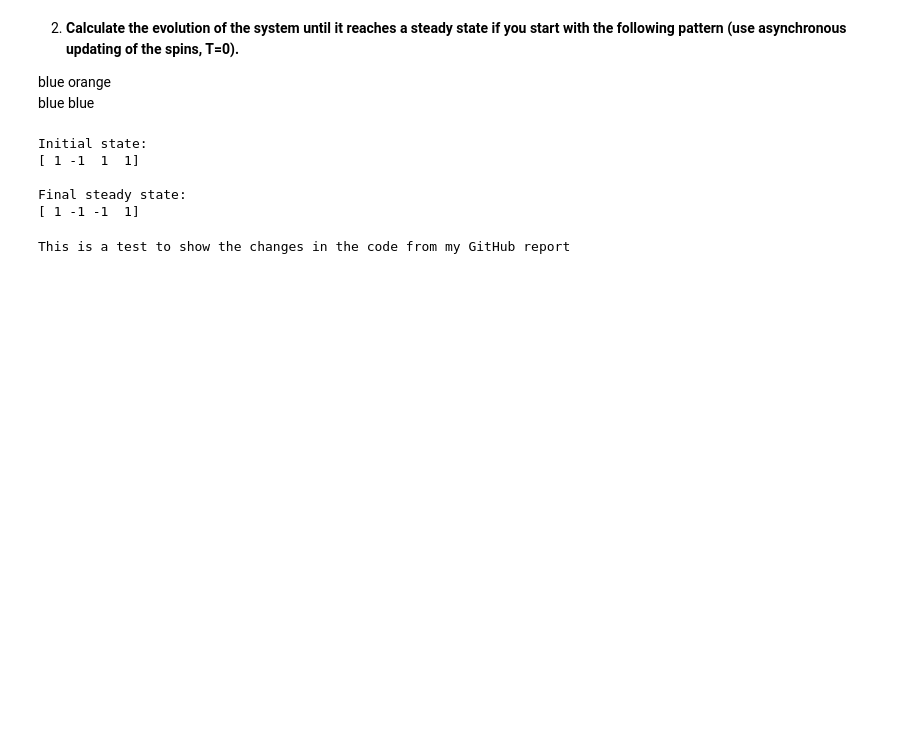
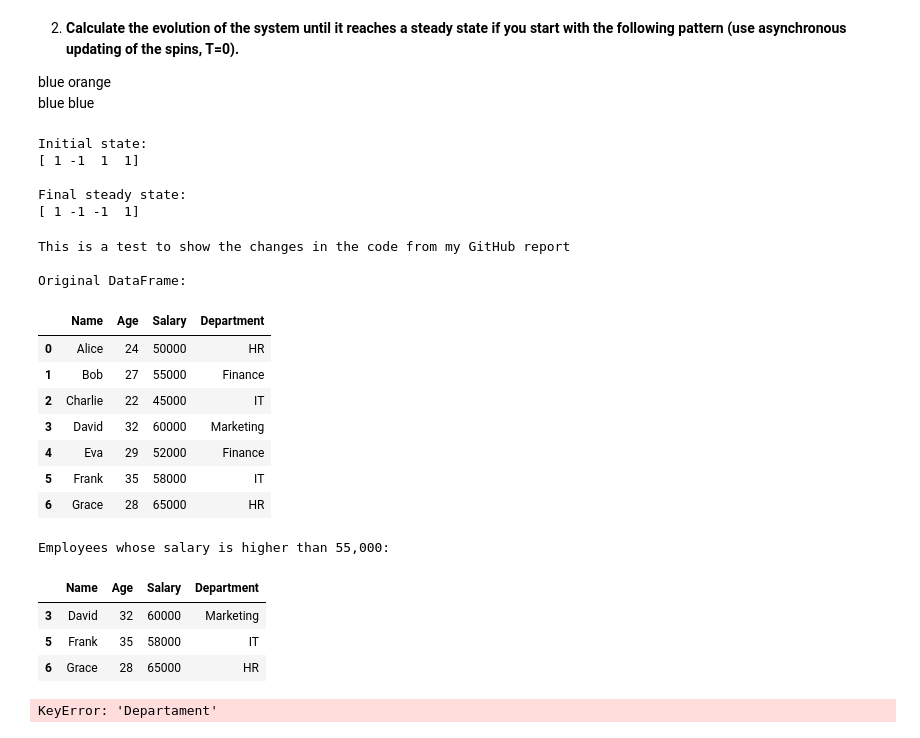
Before and after one commit to Peivol-dev/102778MLandQC, a Jupyter notebook: Exercises_UD2_PabloFloresMillan.ipynb, the cells around one changed output. Saved outputs shown, nothing was run; the diff lists cells and outputs as text; code cells hidden in the pictures; blank space fills up the shorter version.

Commit message:
Last Update - New examples
The final example of a change to use pandas and obtain some changes to commit and push to my repository

```diff
--- a/Exercises_UD2_PabloFloresMillan.ipynb
+++ b/Exercises_UD2_PabloFloresMillan.ipynb
@@ -320,11 +320,69 @@ Initial state:
 
 Final steady state:
 [ 1 -1 -1  1]
-# %%
-# This cell is only to show some changes in the code from the GitHub report
-
-print("This is a test to show the changes in the code from my GitHub report")
-
-import pandas as pd
-# %% [output]
-This is a test to show the changes in the code from my GitHub report
+# %%
+# This cell is only to show some changes in the code from the GitHub report
+
+print("This is a test to show the changes in the code from my GitHub report")
+
+import pandas as pd
+
+#We are going to provide a new example using the pandas library to show the changes in the code from the GitHub report.
+
+# Example Dataframe
+data = {
+    'Name': ['Alice', 'Bob', 'Charlie', 'David', 'Eva', 'Frank', 'Grace'],
+    'Age': [24, 27, 22, 32, 29, 35, 28],
+    'Salary': [50000, 55000, 45000, 60000, 52000, 58000, 65000],
+    'Department': ['HR', 'Finance', 'IT', 'Marketing', 'Finance', 'IT', 'HR']
+}
+
+df = pd.DataFrame(data)
+
+# To show the original DataFrame
+print("\nOriginal DataFrame:")
+display(df)
+
+# Filter out employees who earn more than 55,000
+high_salary = df[df['Salary'] > 55000]
+print("\nEmployees whose salary is higher than 55,000:")
+display(high_salary)
+
+# Calculate the average age per department
+age_by_dept = df.groupby('Department')['Age'].mean()
+print("\nAverage age per department:")
+display(age_by_dept)
+
+# Sorted DataFrame by salary from highest to lowest
+df_sorted = df.sort_values(by='Salary', ascending=False)
+print("\nDataFrame sorted per salary (descending):")
+display(df_sorted)
+
+# To obtain a graph with the average salary per department
+salary_by_dept = df.groupby('Department')['Salary'].mean()
+
+plt.figure(figsize=(8, 6))
+salary_by_dept.plot(kind='bar', color='blue')
+plt.title('Average Salary per Department')
+plt.xlabel('Department')
+plt.ylabel('Average Salary')
+plt.xticks(rotation=45)
+plt.show()
+# %% [output]
+This is a test to show the changes in the code from my GitHub report
+
+Original DataFrame:
+|  | Name | Age | Salary | Department |
+| 0 | Alice | 24 | 50000 | HR |
+| 1 | Bob | 27 | 55000 | Finance |
+| 2 | Charlie | 22 | 45000 | IT |
+| 3 | David | 32 | 60000 | Marketing |
+| 4 | Eva | 29 | 52000 | Finance |
+| 5 | Frank | 35 | 58000 | IT |
+| 6 | Grace | 28 | 65000 | HR |
+Employees whose salary is higher than 55,000:
+|  | Name | Age | Salary | Department |
+| 3 | David | 32 | 60000 | Marketing |
+| 5 | Frank | 35 | 58000 | IT |
+| 6 | Grace | 28 | 65000 | HR |
+KeyError: 'Departament'
```
